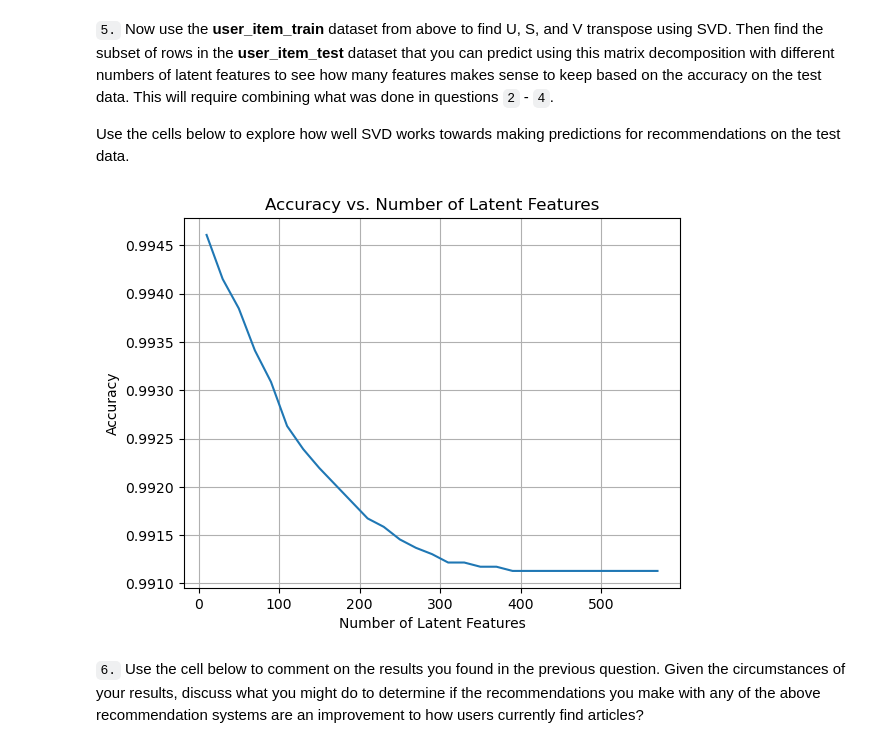
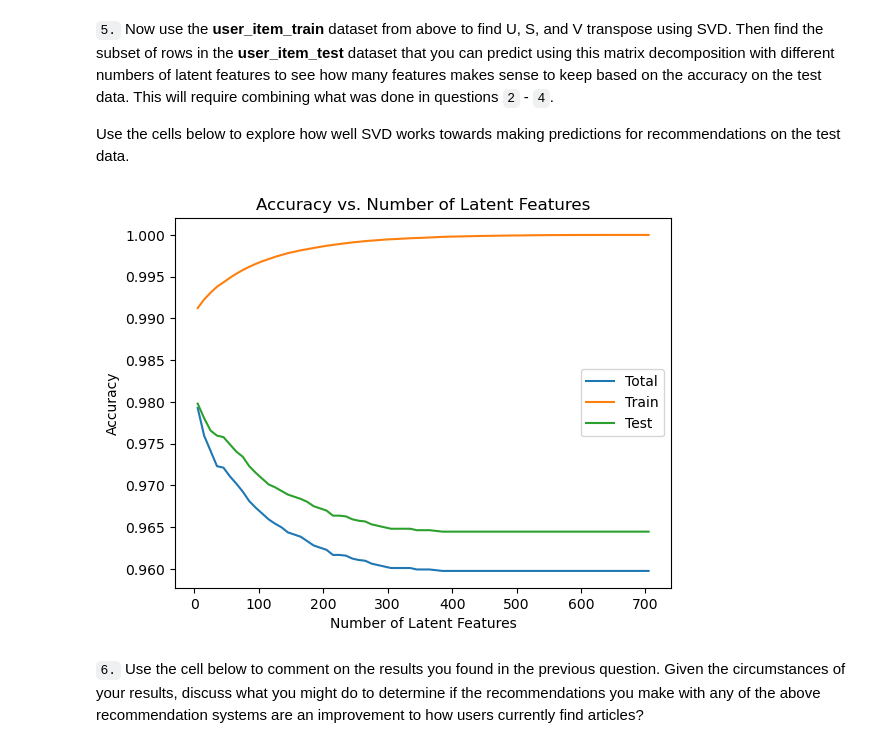
Before and after one commit to Juergen089/Udacity-DataScientist-Nanodegree---Project-Recommendations-with-IBM, a Jupyter notebook: Recommendations_with_IBM.ipynb, the cells around one changed output. Saved outputs shown, nothing was run; the diff lists cells and outputs as text; code cells hidden in the pictures.

Commit message:
Update after first review

```diff
--- a/Recommendations_with_IBM.ipynb
+++ b/Recommendations_with_IBM.ipynb
@@ -860,46 +855,56 @@ u_train, s_train, vt_train = np.linalg.svd(user_item_train)
 # %%
 # get the intersection of test and train for the user and the articles
 intersec_index = np.intersect1d(test_idx, train_idx)
 intersec_columns = np.intersect1d(test_arts, user_item_train.columns)
 
 # get the users and articles for the train data
 train_idx = user_item_train.index
 train_arts = user_item_train.columns
 
 # get the intersection of test and train data, for which we can make predictions
 u_test = u_train[train_idx.isin(test_idx), :]
 vt_test = vt_train[:, train_arts.isin(test_arts)]
 
 # filter the overlapping test matrix as basis for the predictions
 user_item_test_new = user_item_test.loc[intersec_index,intersec_columns]
 
-num_latent_feats = np.arange(10,570+10,20)
-sum_errs = []
-
+#list for  the errors
+train_err_sum=[]
+test_err_sum=[]
+total_errs=[]
+num_latent_feats=np.arange(5,710,10)
 for k in num_latent_feats:
     # restructure with k latent features
-    s_train_new, u_train_new, vt_train_new = np.diag(s_train[:k]), u_train[:, :k], vt_train[:k, :]
-    s_test_new, u_test_new, vt_test_new = s_train_new, u_test[:, :k], vt_test[:k, :]
+    u_train_new, s_train_new, vt_train_new = u_train[:, :k], np.diag(s_train[:k]), vt_train[:k, :]
+    u_test_new, vt_test_new = u_test[:, :k], vt_test[:k,:]
 
-    # take dot product
-    user_item_test_est = np.around(np.dot(np.dot(u_test_new, s_test_new), vt_test_new))
+    #create the dot product
+    user_item_train_est = np.around(np.dot(np.dot(u_train_new, s_train_new), vt_train_new))
+    user_item_test_est = np.around(np.dot(np.dot(u_test_new, s_train_new), vt_test_new))
 
-    # compute error for each prediction to actual value for the test data
-    diffs = np.subtract(user_item_test_new, user_item_test_est)
+    #calculate the errors for train, test and total
+    diffs_train = np.subtract(user_item_train, user_item_train_est)
+    diffs_test = np.subtract(user_item_test_new.loc[intersec_index, :], user_item_test_est)
 
-    # total errors and keep track of them
-    err = np.sum(np.sum(np.abs(diffs)))
-    sum_errs.append(err)
+    train_err = np.sum(np.sum(np.abs(diffs_train))) #first sum cols then rows
+    train_err_sum.append(train_err)
 
+    test_err = np.sum(np.sum(np.abs(diffs_test))) #first sum cols then rows
+    test_err_sum.append(test_err)
 
-plt.plot(num_latent_feats, 1 - np.array(sum_errs)/df.shape[0]);
-plt.grid();
-plt.xlabel('Number of Latent Features');
+    total_errs.append(1 - ((np.sum(user_item_test_est)+np.sum(np.sum(user_item_test_new)))/(user_item_test_new.shape[0]*user_item_test_new.shape[1])))
+
+#plot errors
+plt.plot(num_latent_feats, total_errs, label='Total');
+plt.plot(num_latent_feats, 1 - (np.array(train_err_sum)/(user_item_train.shape[0]*user_item_train.shape[1])), label='Train');
+plt.plot(num_latent_feats, 1 - (np.array(test_err_sum)/(user_item_test_new.shape[0]*user_item_test_new.shape[1])), label='Test');
+plt.legend(loc='best')
 plt.xlabel('Number of Latent Features');
 plt.ylabel('Accuracy');
 plt.title('Accuracy vs. Number of Latent Features');
+plt.show();
 # %% [output]
-[figure, old version]
+[figure, new version]
 # %% [markdown]
 `6.` Use the cell below to comment on the results you found in the previous question. Given the circumstances of your results, discuss what you might do to determine if the recommendations you make with any of the above recommendation systems are an improvement to how users currently find articles?
 # %% [markdown]
```
Also changed, not shown: parts of 6 cells of this notebook.
